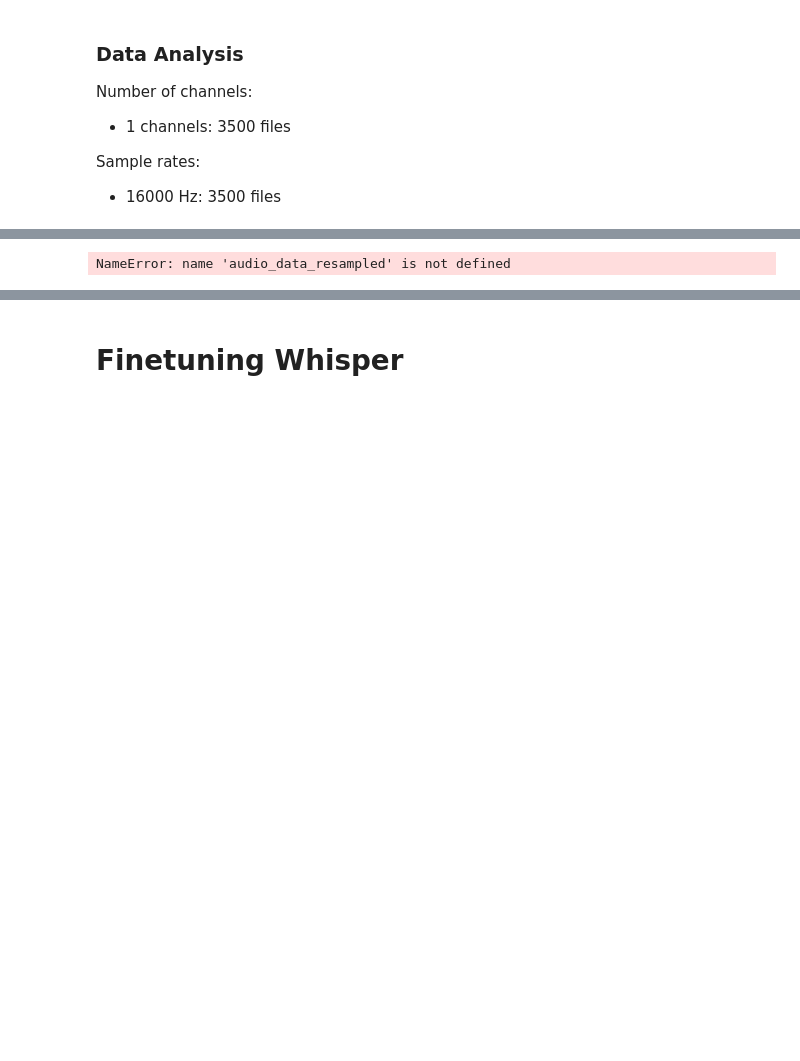
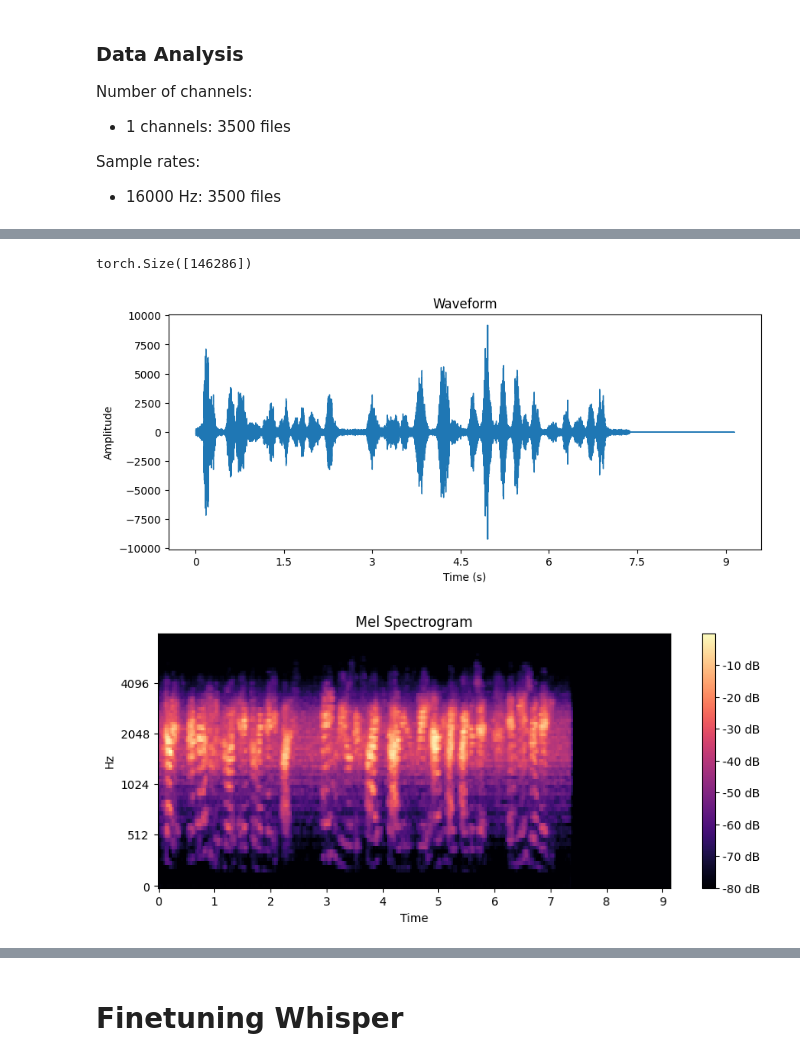
Before and after one commit to ShermanNovak/til-24-base, a Jupyter notebook: asr/trying_out_things.ipynb, the cells around one changed output, grey strips where cells are left out. Saved outputs shown, nothing was run; the diff lists cells and outputs as text; code cells hidden in the pictures; blank space fills up the shorter version.

```diff
--- a/asr/trying_out_things.ipynb
+++ b/asr/trying_out_things.ipynb
@@ -110,13 +110,13 @@ def view_spectrogram(audio_data, sample_rate=SAMPLE_RATE):
     plt.show()
 # %%
 def convert_to_mel_spectrogram(audio_data, sample_rate=SAMPLE_RATE):
-    mel_spectrogram = librosa.feature.melspectrogram(y=audio_data, sr=sample_rate)
+    mel_spectrogram = librosa.feature.melspectrogram(y=audio_data, sr=sample_rate, n_mels=80)
     return mel_spectrogram
 
 def view_mel_spectrogram(audio_data=None, sample_rate=SAMPLE_RATE, mel_spectrogram=None):
     if mel_spectrogram is None:
         # Compute the Mel spectrogram
-        mel_spectrogram = librosa.feature.melspectrogram(y=audio_data, sr=sample_rate)
+        mel_spectrogram = convert_to_mel_spectrogram(audio_data)
 
     # Convert to decibel scale
     mel_spectrogram_db = librosa.power_to_db(mel_spectrogram, ref=np.max)
@@ -159,25 +159,28 @@ view_mfccs(audio_data)
 # %%
 from audiomentations import Compose, AddGaussianNoise, TimeStretch, PitchShift, Shift
 
 augment = Compose([
     AddGaussianNoise(min_amplitude=0.001, max_amplitude=0.015, p=0.5),
     TimeStretch(min_rate=0.8, max_rate=1.25, p=0.5),
     PitchShift(min_semitones=-4, max_semitones=4, p=0.5),
     Shift(min_shift=-0.5, max_shift=0.5, p=0.5),
 ])
 
 sample_rate, audio_data = wavfile.read("../../advanced/audio/audio_0.wav")
 
 # Convert audio data to floating-point format and numpy array
-audio_data_resampled = audio_data_resampled.astype(np.float32)
+audio_data = audio_data.astype(np.float32)
 
 # Augment/transform/perturb the audio data
-augmented_samples = augment(samples=audio_data_resampled, sample_rate=SAMPLE_RATE)
+augmented_samples = augment(samples=audio_data, sample_rate=SAMPLE_RATE)
 
+print(torch.from_numpy(augmented_samples).shape)
 view_waveform(augmented_samples)
 view_mel_spectrogram(augmented_samples)
 # %% [output]
-NameError: name 'audio_data_resampled' is not defined
+torch.Size([146286])
+[figure, added]
+[figure, added]
 # %%
 # time and frequency masking for mel spectrogram
 from audiomentations import SpecCompose, SpecChannelShuffle, SpecFrequencyMask
```
Also changed, not shown: parts of 7 cells of this notebook.
